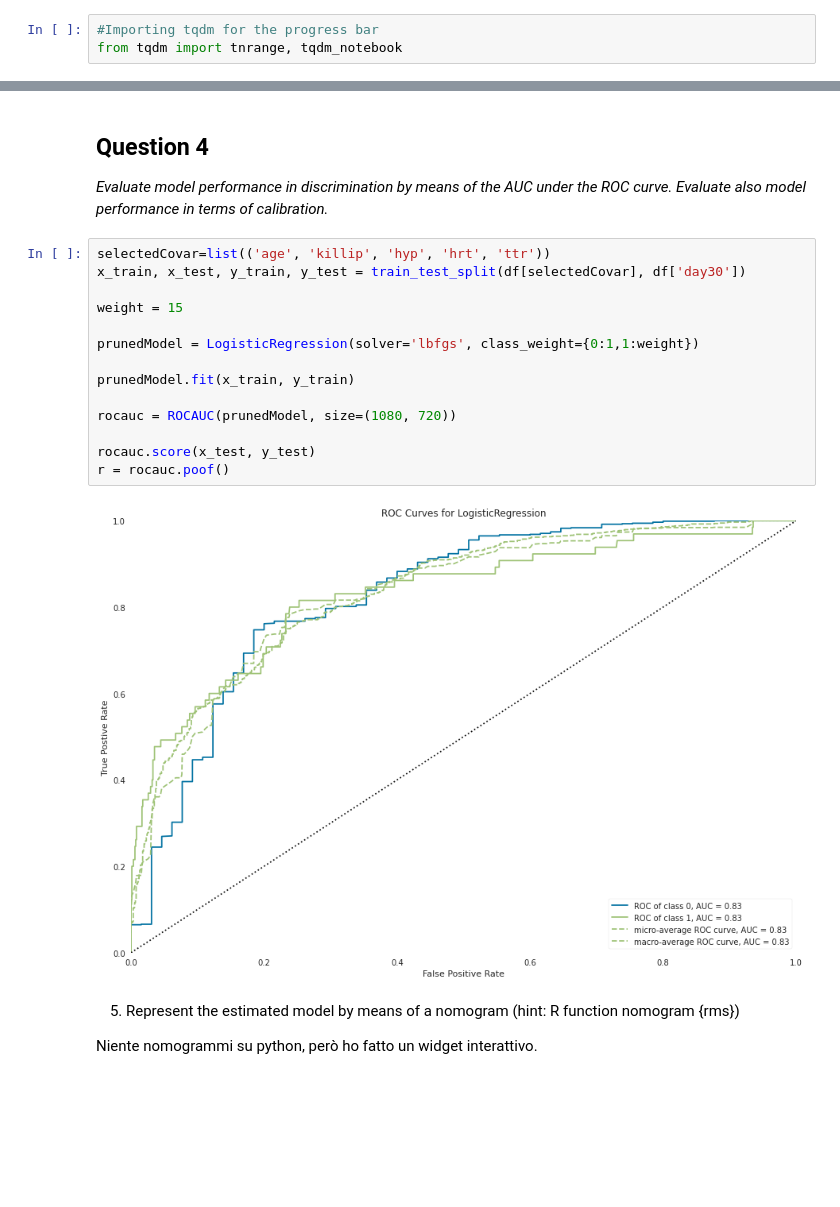
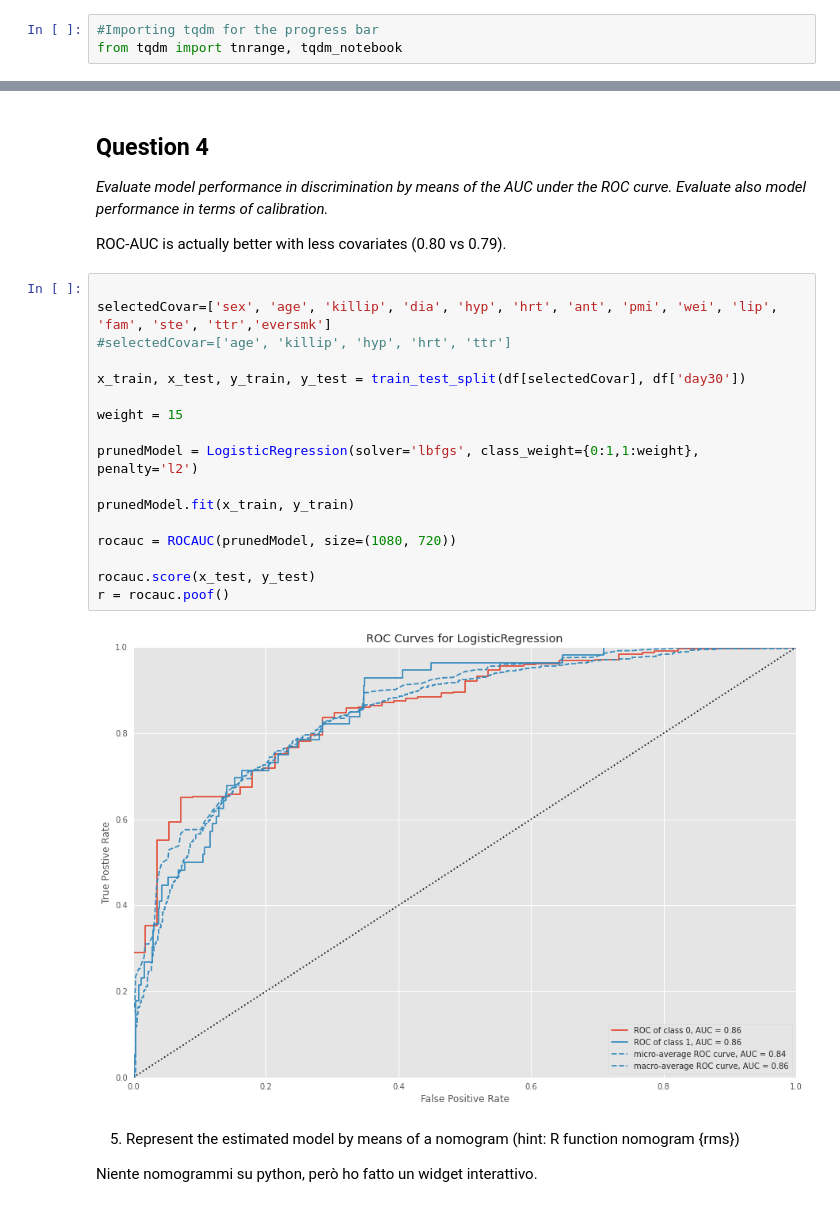
Before and after one commit to andrealorenzon/health_data_analytics, a Jupyter notebook: GUSTO/GUSTO.ipynb, the cells around one changed output, grey strips where cells are left out. Cells and saved outputs as stored; diff of their text form; blank space fills up the shorter version.

```diff
--- a/GUSTO/GUSTO.ipynb
+++ b/GUSTO/GUSTO.ipynb
@@ -648,22 +651,27 @@ VIF factor looks under control for all selected covariates.
 ## Question 4
 
 *Evaluate model performance in discrimination by means of the AUC under the ROC curve. Evaluate also model performance in terms of calibration.*
+
+ROC-AUC is actually better with less covariates (0.80 vs 0.79).
 # %%
-selectedCovar=list(('age', 'killip', 'hyp', 'hrt', 'ttr'))
+
+selectedCovar=['sex', 'age', 'killip', 'dia', 'hyp', 'hrt', 'ant', 'pmi', 'wei', 'lip', 'fam', 'ste', 'ttr','eversmk']
+#selectedCovar=['age', 'killip', 'hyp', 'hrt', 'ttr']
+
 x_train, x_test, y_train, y_test = train_test_split(df[selectedCovar], df['day30'])
 
 weight = 15
 
-prunedModel = LogisticRegression(solver='lbfgs', class_weight={0:1,1:weight})
+prunedModel = LogisticRegression(solver='lbfgs', class_weight={0:1,1:weight}, penalty='l2')
 
 prunedModel.fit(x_train, y_train)
 
 rocauc = ROCAUC(prunedModel, size=(1080, 720))
 
 rocauc.score(x_test, y_test)
 r = rocauc.poof()
 # %% [output]
-[figure, old version]
+[figure, new version]
 # %% [markdown]
 5) Represent the estimated model by means of a nomogram (hint: R function nomogram {rms})
 
```
Also changed, not shown: parts of 39 cells of this notebook.
